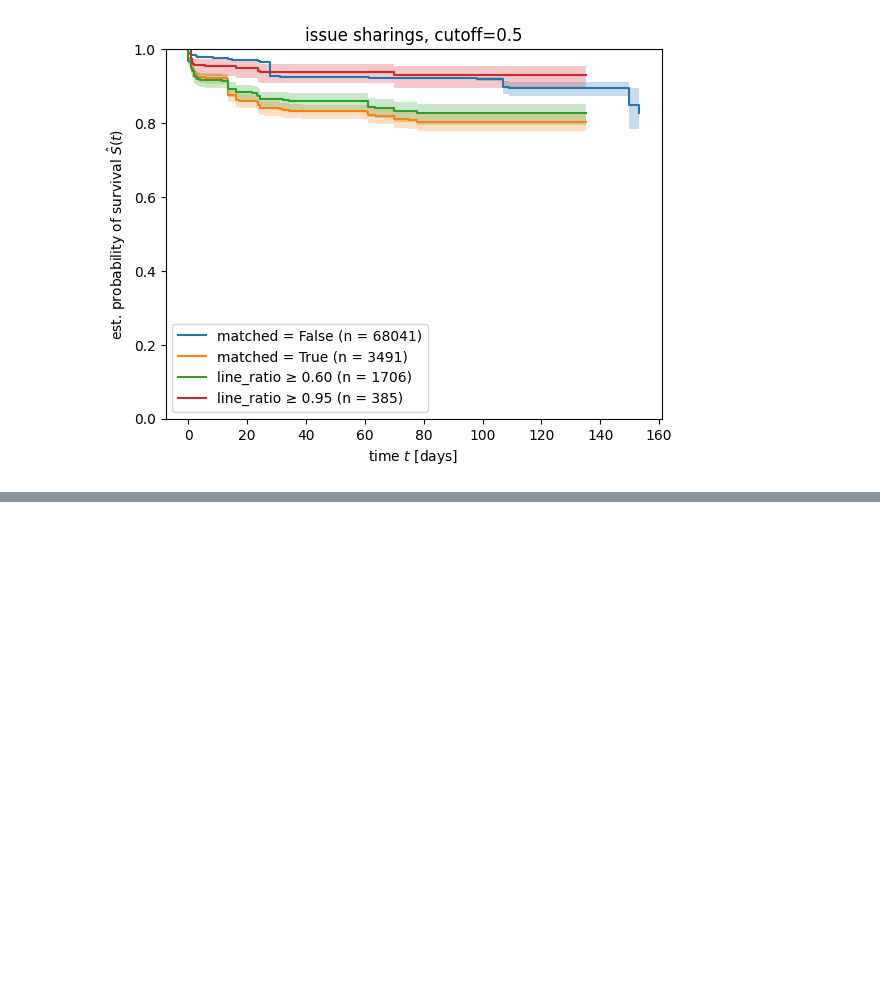
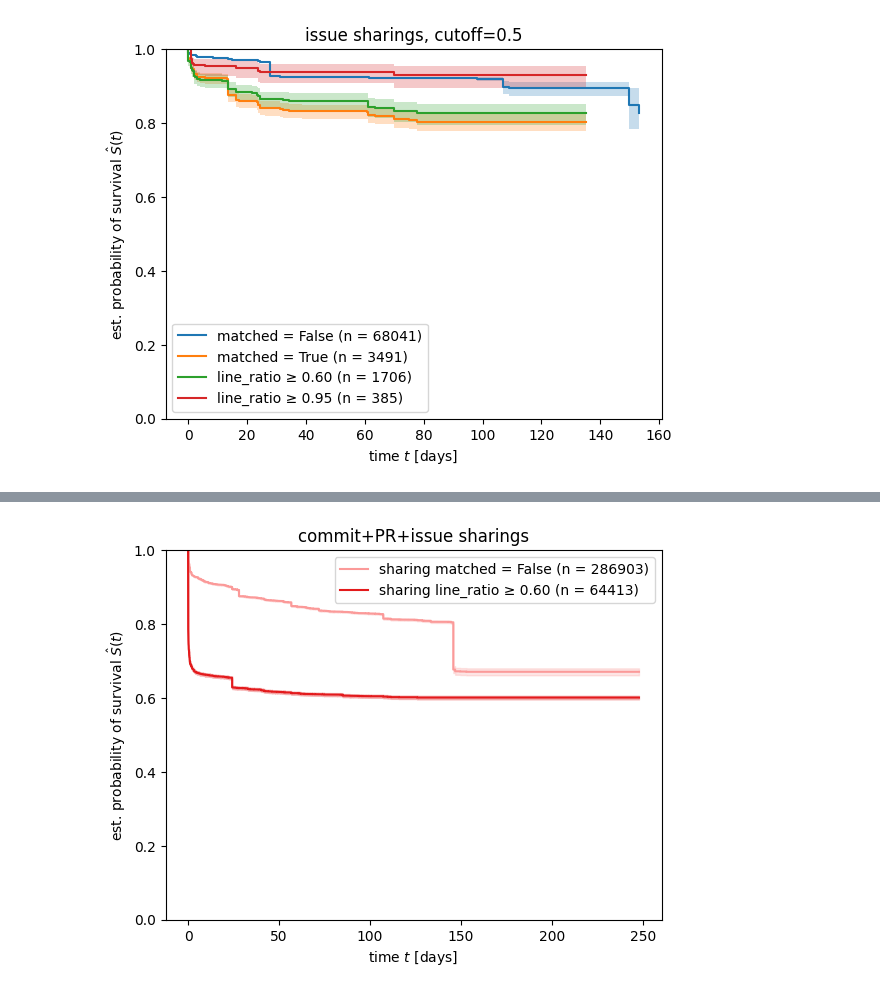
Before and after one commit to ncusi/MSR_Challenge_2024, a Jupyter notebook: notebooks/analyze_changes_survival.ipynb, the cells around one changed output, grey strips where cells are left out. Cells and saved outputs as stored; diff of their text form; code cells hidden in the pictures; blank space fills up the shorter version.

```diff
--- a/notebooks/analyze_changes_survival.ipynb
+++ b/notebooks/analyze_changes_survival.ipynb
@@ -1517,0 +1605,12 @@ plot_lines_survival_matches(df_issue_join, title="issue sharings")
+# %%
+plot_lines_survival_pair(pd.concat([df_commit_join, df_pr_join, df_issue_join]),
+                         title="sharing", color_pair_idx=2)
+
+plt.ylim(0, 1)
+plt.ylabel("est. probability of survival $\hat{S}(t)$")
+plt.xlabel("time $t$ [days]")
+plt.title(f"commit+PR+issue sharings")
+plt.legend(loc="best")
+plt.show()
+# %% [output]
+[figure, added]
```
Also changed, not shown: parts of 9 cells of this notebook.
